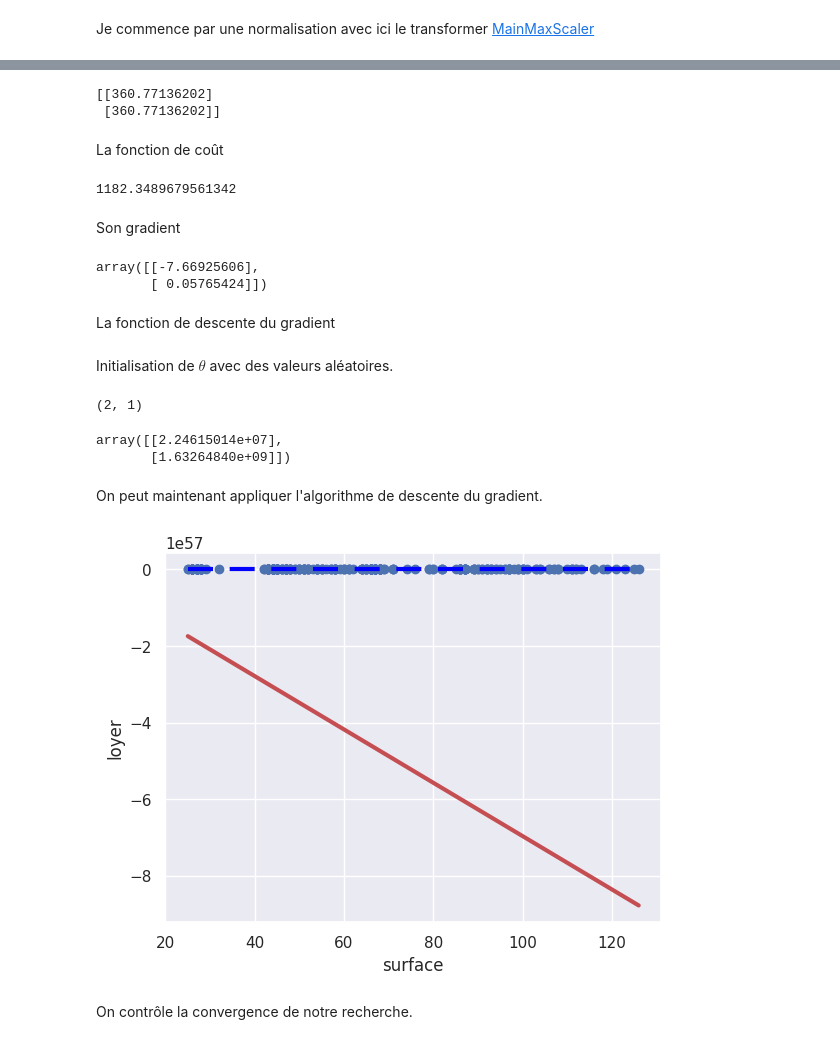
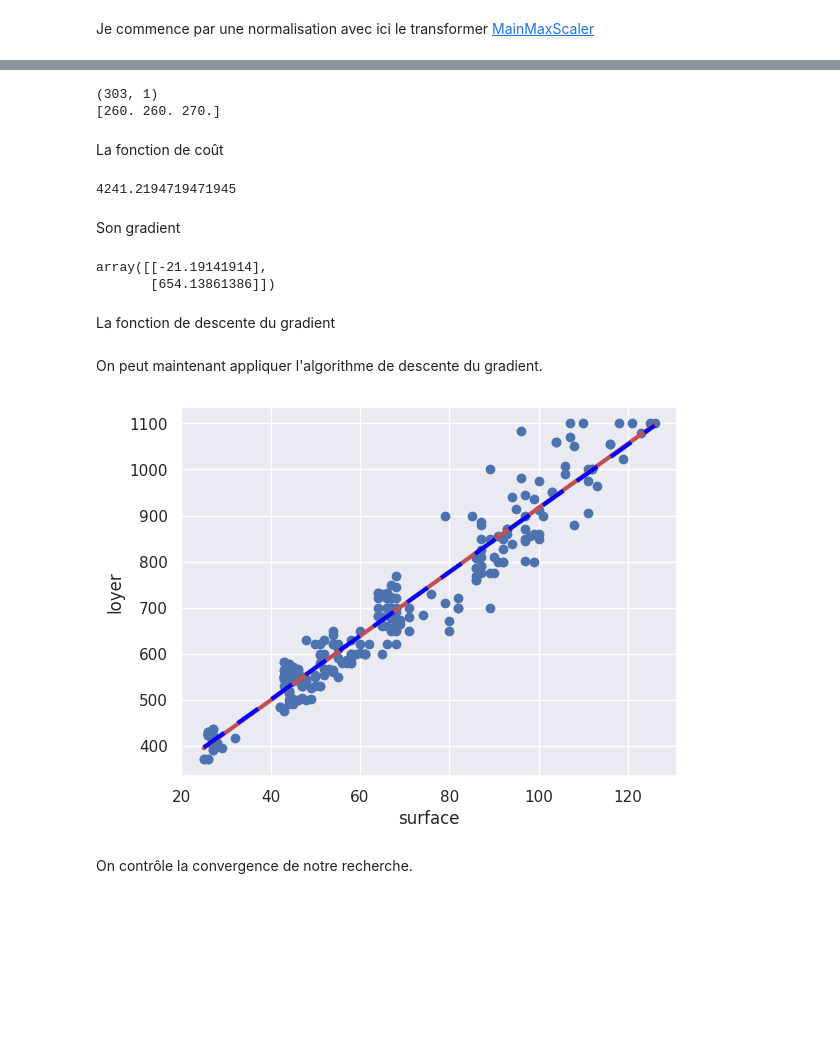
Before and after one commit to mat90hub/python_par_jupyter, a Jupyter notebook: 10_machine_learning/01_regression_lineaire.ipynb, the cells around one changed output, grey strips where cells are left out. Saved outputs shown, nothing was run; the diff lists cells and outputs as text; code cells hidden in the pictures; blank space fills up the shorter version.

```diff
--- a/10_machine_learning/01_regression_lineaire.ipynb
+++ b/10_machine_learning/01_regression_lineaire.ipynb
@@ -191,6 +189,12 @@ On introduit aussi nos paramètres `theta`, qu'on initialise à des valeurs alé
 # %%
-rng = np.random.default_rng(6)
-theta = rng.random((2,1))
+if preprocessing:
+    rng = np.random.default_rng(6)
+    theta = rng.random((2,1))
+    inverted = False # see later, for last cell of this chapter
+else:
+    theta = np.array([10., 10.]).reshape(2,1)
+
 print(np.around(theta, 3))
+
 theta.shape
 # %% [output]
@@ -208,11 +212,12 @@ def model(X, theta):
     theta: paramètres, dimension (2,1)
     return: matrice colonne (m,1)
 
-    il faut veiller au format de la sortie avec reshape
+    il faut veiller au format de la sort#     print(i,j)ie avec reshape
     '''
     return X.dot(theta).reshape(X.shape[0],1)
 
-print(model(X, theta)[:2])
+print(model(X, theta).shape)
+print(model(X, theta)[:3,0])
 
 # visualisation du modèle choisi au hasard...
 show_graph = False
@@ -231,29 +236,29 @@ if show_graph:
     ax.set_ylabel('loyer')
     plt.show()
 # %% [output]
-[[360.77136202]
- [360.77136202]]
+(303, 1)
+[260. 260. 270.]
 # %% [markdown]
 La fonction de coût
 # %%
 def cost_function(X, y, theta):
-    m = len(y)
+    m = y.shape[0]
     return 1 / (2*m) * np.sum(np.square(model(X,theta) -y))
 
 cost_function(X, y, theta)
 # %% [output]
-1182.3489679561342
+4241.2194719471945
 # %% [markdown]
 Son gradient
 # %%
 def grad(X,y,theta):
-    m = len(y)
+    m = y.shape[0]
     return 1/m * X.T.dot(model(X, theta) -y)
 
 grad(X,y,theta)
 # %% [output]
-array([[-7.66925606],
-       [ 0.05765424]])
+array([[-21.19141914],
+       [654.13861386]])
 # %% [markdown]
 La fonction de descente du gradient
 # %%
@@ -263,39 +268,41 @@ def gradient_descent(X,y,theta, learning_rate, n_iterations):
         theta = theta - learning_rate * grad(X,y,theta)
         cost_history[i] = cost_function(X,y,theta)
     return theta, cost_history
-# %% [markdown]
-Initialisation de $\theta$ avec des valeurs aléatoires.
-# %%
-theta_final = theta
-theta_final.shape
-# %% [output]
-(2, 1)
-# %%
-learning_rate = 0.001
-theta_final = theta_final - learning_rate * grad(X,y,theta_final)
-theta_final
-# %% [output]
-array([[2.24615014e+07],
-       [1.63264840e+09]])
 # %% [markdown]
 On peut maintenant appliquer l'algorithme de descente du gradient.
 # %%
-theta_final, cost_history = gradient_descent(X,y,theta, learning_rate=0.001, n_iterations=100)
+# paramètres fonctionnant pour les deux situations
+if preprocessing:
+    rate = 0.001
+    nb_iterations = 50000
+else:
+    rate = 0.0001
+    nb_iterations = 300000
+
+theta_final, cost_history = gradient_descent(X,y,theta, learning_rate=rate, n_iterations=nb_iterations)
+prediction = model(X, theta_final)
+
+if preprocessing:
+    # pour visualiser, il faut revenir aux valeurs d'origine, mais qu'une seule fois
+    if not inverted:
+        x, y = inv_transf(x, y)
+        prediction = inv_transf_y(prediction)
+        inverted = True
 
 
 plt.scatter(x,y)  # le nuage de point
 
-# génération le droite de régression
-prediction = model(X, theta_final)
+# génération le droite de régressionpoints
+
 plt.plot(x, prediction, c='r', lw=3)
 plt.plot(x, stat_predict, c='blue', lw=3, dashes=[6,4]) # selon méthode précédente
 
 ax = plt.gca()
 ax.set_xlabel('surface')
 ax.set_ylabel('loyer')
 plt.show()
 # %% [output]
-[figure, old version]
+[figure, new version]
 # %% [markdown]
 On contrôle la convergence de notre recherche.
 # %%
```
Also changed, not shown: parts of 15 cells of this notebook, 1 other file.
